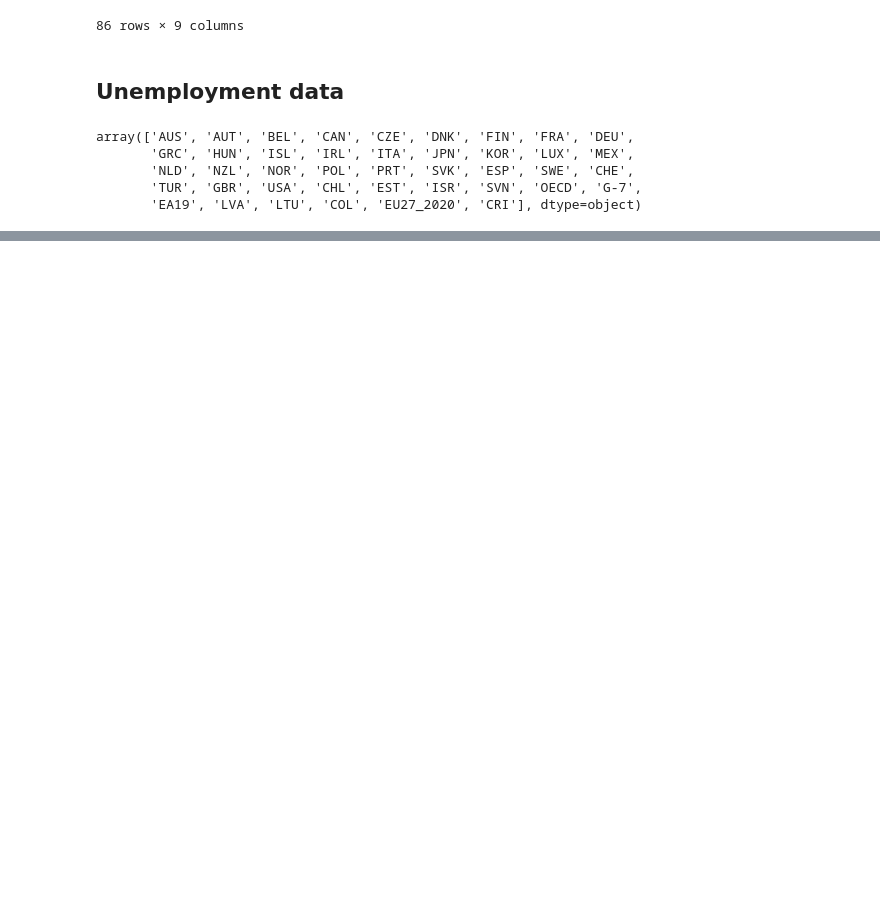
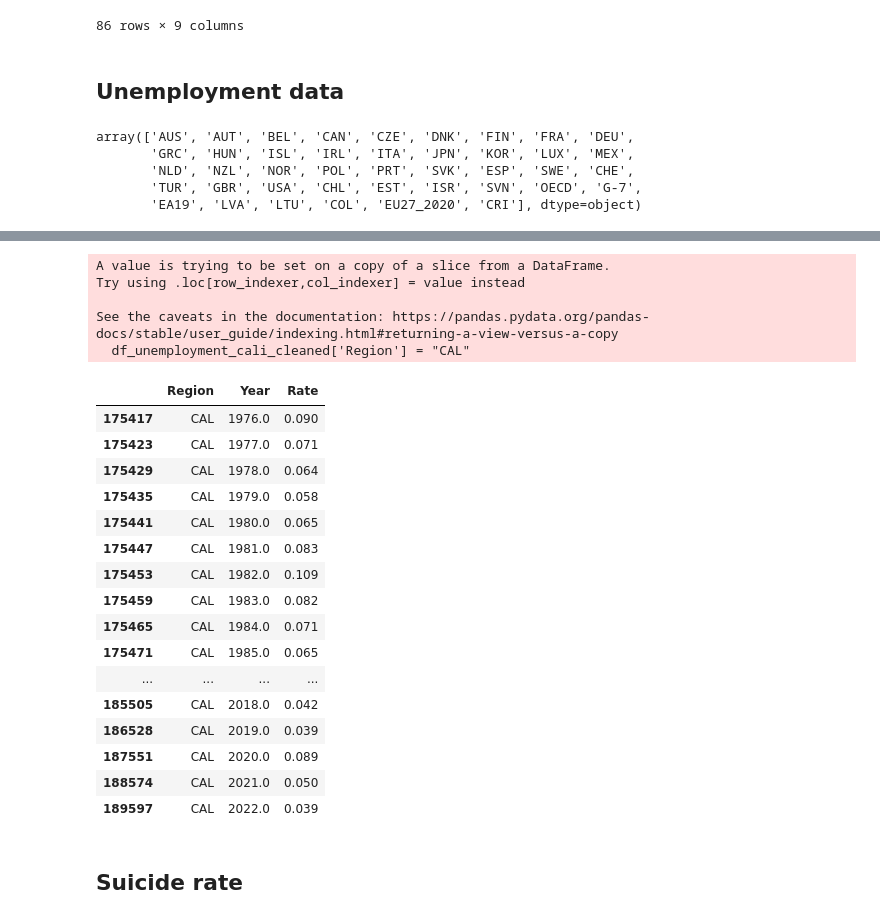
Before and after one commit to StenRSM/CIBI, a Jupyter notebook: exploration.ipynb, the cells around one changed output, grey strips where cells are left out. Drawn from its saved outputs; the diff is of its cells as text; code cells hidden in the pictures; blank space fills up the shorter version.

```diff
--- a/exploration.ipynb
+++ b/exploration.ipynb
@@ -297,0 +344,33 @@ df_unemployment_cali[df_unemployment_cali['Area Name ']=='California']
+# %%
+df_unemployment_cali_cleaned = df_unemployment_cali[(df_unemployment_cali['Area Name ']=='California')&(df_unemployment_cali['Seasonally Adjusted (Y/N) ']=='N')&(df_unemployment_cali['Month']=='December')]
+# %%
+df_unemployment_cali_cleaned.columns = ['Area Type ', 'Area Name ', 'Date', 'Year', 'Month',
+       'Seasonally Adjusted (Y/N) ', 'Status (Preliminary / Final) ',
+       'Labor Force', 'Employment ', 'Unemployment ', 'Rate']
+df_unemployment_cali_cleaned['Region'] = "CAL"
+# %% [output]
+A value is trying to be set on a copy of a slice from a DataFrame.
+Try using .loc[row_indexer,col_indexer] = value instead
+
+See the caveats in the documentation: https://pandas.pydata.org/pandas-docs/stable/user_guide/indexing.html#returning-a-view-versus-a-copy
+  df_unemployment_cali_cleaned['Region'] = "CAL"
+# %%
+df_unemployment_cali_cleaned[['Region', 'Year', 'Rate']]
+# %% [output]
+|  | Region | Year | Rate |
+| 175417 | CAL | 1976.0 | 0.090 |
+| 175423 | CAL | 1977.0 | 0.071 |
+| 175429 | CAL | 1978.0 | 0.064 |
+| 175435 | CAL | 1979.0 | 0.058 |
+| 175441 | CAL | 1980.0 | 0.065 |
+| 175447 | CAL | 1981.0 | 0.083 |
+| 175453 | CAL | 1982.0 | 0.109 |
+| 175459 | CAL | 1983.0 | 0.082 |
+| 175465 | CAL | 1984.0 | 0.071 |
+| 175471 | CAL | 1985.0 | 0.065 |
+| ... | ... | ... | ... |
+| 185505 | CAL | 2018.0 | 0.042 |
+| 186528 | CAL | 2019.0 | 0.039 |
+| 187551 | CAL | 2020.0 | 0.089 |
+| 188574 | CAL | 2021.0 | 0.050 |
+| 189597 | CAL | 2022.0 | 0.039 |
@@ -297,0 +381,2 @@ df_unemployment_cali[df_unemployment_cali['Area Name ']=='California']
+# %% [markdown]
+## Suicide rate
```
Also changed, not shown: parts of 21 cells of this notebook, 9 other files.
